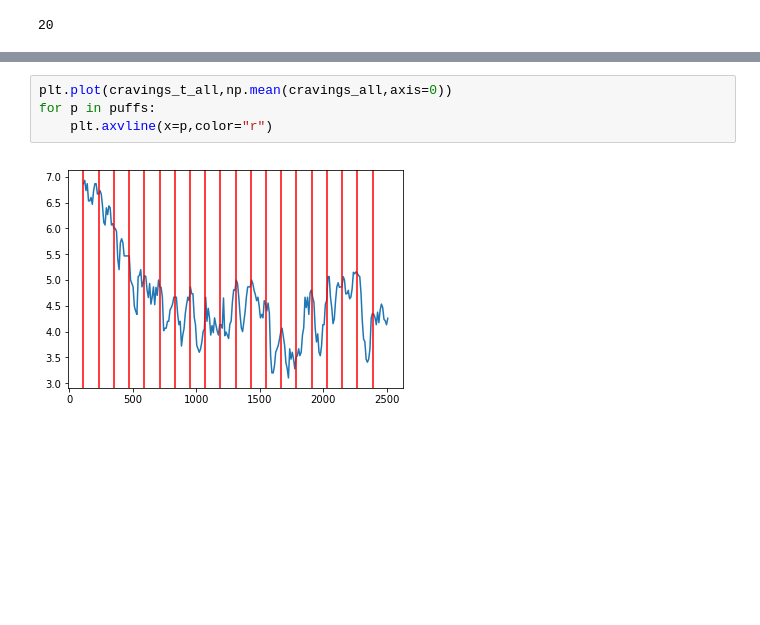
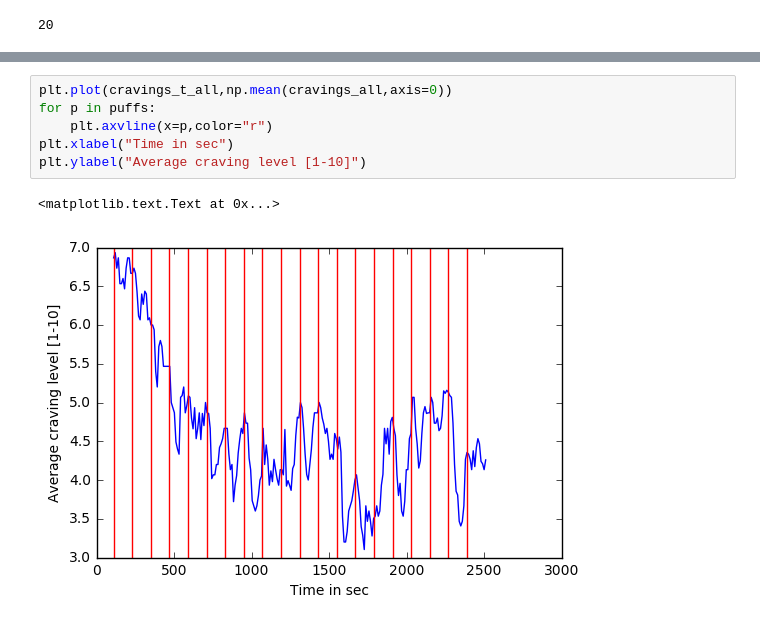
Before and after one commit to hstrey/nicotine-paper, a Jupyter notebook: Cravings Plot.ipynb, the cells around one changed output, grey strips where cells are left out. Cells and saved outputs as stored; diff of their text form; blank space fills up the shorter version.

Commit message:
added labels to cravings plot

```diff
--- a/Cravings Plot.ipynb
+++ b/Cravings Plot.ipynb
@@ -65,6 +65,9 @@ for lvl,time,session in zip(lvl_list,time_list,session_list):
 # %%
 plt.plot(cravings_t_all,np.mean(cravings_all,axis=0))
 for p in puffs:
     plt.axvline(x=p,color="r")
+plt.xlabel("Time in sec")
+plt.ylabel("Average craving level [1-10]")
 # %% [output]
+<matplotlib.text.Text at 0x...>
-[figure, old version]
+[figure, new version]
```
Also changed, not shown: parts of 1 cell of this notebook.
